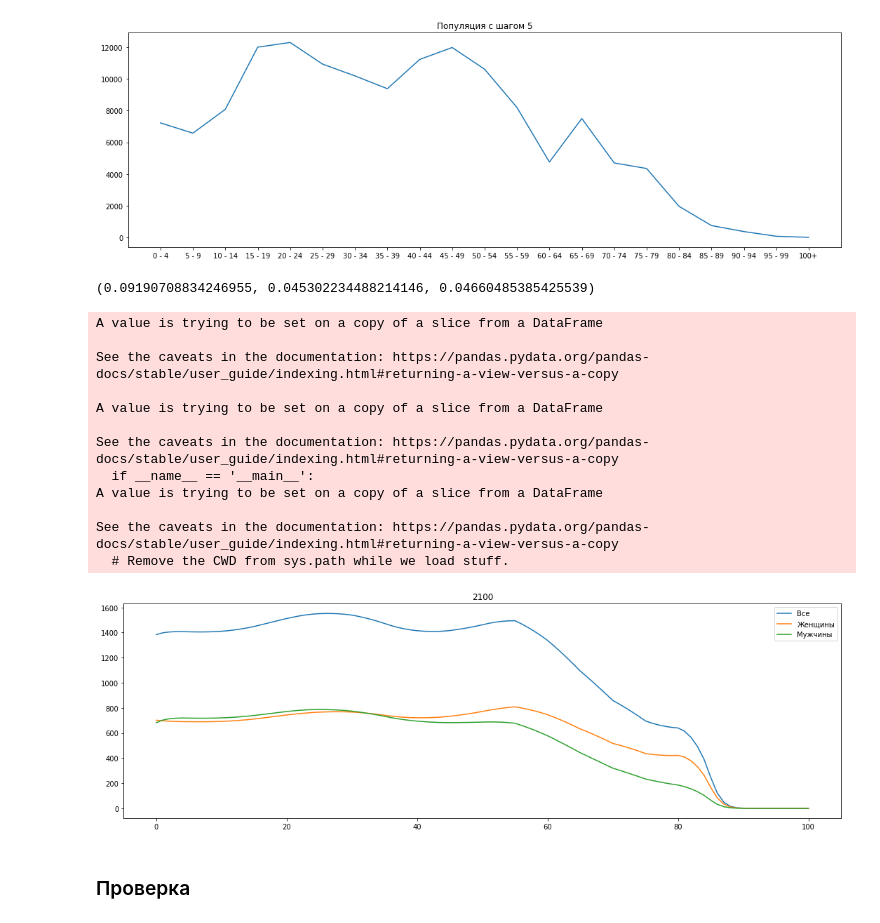
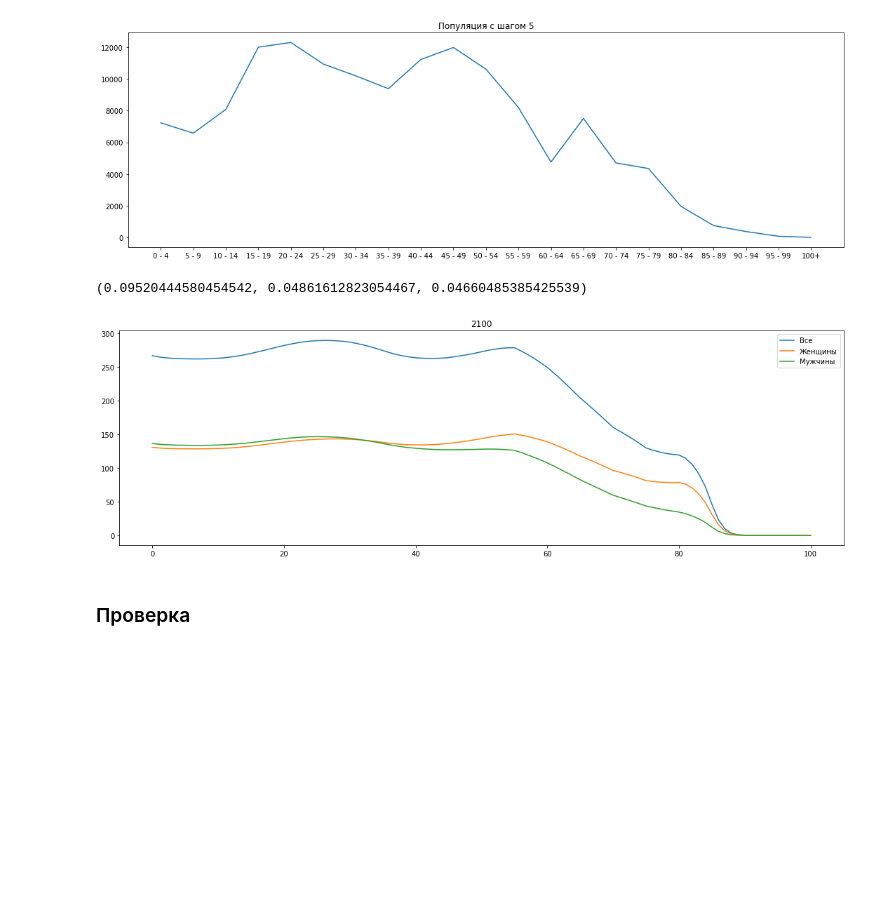
Before and after one commit to yupest/Discretal-mathematical-models, a Jupyter notebook: HW 1/Demography.ipynb, the cells around one changed output. Drawn from its saved outputs; the diff is of its cells as text; code cells hidden in the pictures; blank space fills up the shorter version.

```diff
--- a/HW 1/Demography.ipynb
+++ b/HW 1/Demography.ipynb
@@ -134,7 +128,8 @@ def get_survive(df):
         list_first = survive[d].to_list()
         list_first.pop()
         list_first.insert(0, survive[survive.columns[r+1]][0])
-        survive[str(d) + '-' + str(survive.columns[r+1])] = np.array(survive[survive.columns[r+1]].to_list()) / list_first
+#         print(np.array(survive[survive.columns[r+1]]), np.array(list_first))
+        survive[str(d) + '-' + str(survive.columns[r+1])] = survive[survive.columns[r+1]] / np.array(list_first)
     survive.fillna(0, inplace=True)
     survive.replace(np.inf, 0, inplace = True)
     return survive
@@ -229,9 +224,9 @@ def get_next_year(year, next_year):
 
     survive_df[next_year], female_survive[next_year], male_survive[next_year] = 0, 0, 0
 
-    survive_df[next_year][1:] = np.array(survive_df[year][:-1]) * np.array(survive_df['avg_survival'][1:])
-    female_survive[next_year][1:] = np.array(female_survive[year][:-1]) * np.array(female_survive['avg_survival'][1:])
-    male_survive[next_year][1:] = np.array(male_survive[year][:-1]) * np.array(male_survive['avg_survival'][1:])
+    survive_df.loc[1:, next_year] = np.array(survive_df[year][:-1]) * np.array(survive_df['avg_survival'][1:])
+    female_survive.loc[1:, next_year] = np.array(female_survive[year][:-1]) * np.array(female_survive['avg_survival'][1:])
+    male_survive.loc[1:, next_year] = np.array(male_survive[year][:-1]) * np.array(male_survive['avg_survival'][1:])
 
     female_survive[next_year][0] = sum(female_survive[next_year][4:8])*FF.mean()
     survive_df[next_year][0] = sum(female_survive[next_year][4:8])*F.mean()
@@ -302,13 +285,13 @@ def get_survive_year(survive):
         list_first = survive[d].to_list()
         list_first.pop()
         list_first.insert(0, survive[survive.columns[r+1]][0])
-        survive[str(d) + '-' + str(survive.columns[r+1])] = np.array(survive[survive.columns[r+1]].to_list()) / list_first
+        survive[str(d) + '-' + str(survive.columns[r+1])] = survive[survive.columns[r+1]] / list_first
     survive.fillna(0, inplace=True)
     survive.replace(np.inf, 0, inplace = True)
 
 def fill_children(df):
     for y in range(1950, 2005, 5):
-        FF = (female_df_year[y][0]/sum(female_df_year[y][20:40]) + female_df_year[y+5][0]/sum(female_df_year[y+5][20:40]))/2
+        FF = (df[y][0]/sum(df[y][20:40]) + df[y+5][0]/sum(df[y+5][20:40]))/2
 
         for x in range(1,5):
             df[y+x][0] = sum(df[y+x][20:40])*FF
@@ -383,7 +366,7 @@ FF = np.array(female_df_new.loc[0,][:56])/ np.array(female_df_new.loc[20:40,].su
 
 F.mean(),  FM.mean(), FF.mean()
 # %% [output]
-(0.09190708834246955, 0.045302234488214146, 0.04660485385425539)
+(0.09520444580454542, 0.04861612823054467, 0.04660485385425539)
 # %%
 import time
 def get_next_year(year, next_year):
@@ -392,53 +375,41 @@ def get_next_year(year, next_year):
 
     survive_df_new[next_year], female_df_new[next_year], male_df_new[next_year] = 0, 0, 0
 
-    survive_df_new[next_year][1:] = np.array(survive_df_new[year][:-1]) * np.array(survive_df_new['avg_survival'][1:])
-    female_df_new[next_year][1:] = np.array(female_df_new[year][:-1]) * np.array(female_df_new['avg_survival'][1:])
-    male_df_new[next_year][1:] = np.array(male_df_new[year][:-1]) * np.array(male_df_new['avg_survival'][1:])
+    survive_df_new.loc[1:, next_year] = np.array(survive_df_new[year][:-1]) * np.array(survive_df_new['avg_survival'][1:])
+    female_df_new.loc[1:, next_year] = np.array(female_df_new[year][:-1]) * np.array(female_df_new['avg_survival'][1:])
+    male_df_new.loc[1:, next_year]= np.array(male_df_new[year][:-1]) * np.array(male_df_new['avg_survival'][1:])
 
-    female_df_new[next_year][0] = sum(female_df_new[next_year][20:40])*FF.mean()
-    survive_df_new[next_year][0] = sum(female_df_new[next_year][20:40])*F.mean()
-    male_df_new[next_year][0] = sum(female_df_new[next_year][20:40])*FM.mean()
+    female_df_new.loc[0, next_year] = sum(female_df_new[next_year][20:40])*FF.mean()
+    survive_df_new.loc[0, next_year] = sum(female_df_new[next_year][20:40])*F.mean()
+    male_df_new.loc[0, next_year] = sum(female_df_new[next_year][20:40])*FM.mean()
 
     plt.figure(figsize = (15, 5))
     plt.subplot(1,1,1)
     plt.title(str(next_year))
     plt.plot(survive_df_new.index, survive_df_new[next_year])
     plt.plot(female_df_new.index, female_df_new[next_year])
     plt.plot(male_df_new.index, male_df_new[next_year])
     plt.legend(['Все', "Женщины", "Мужчины"])
     plt.tight_layout()
     plt.show()
 
     time.sleep(1)
 
     if next_year!=2100:
         get_next_year(next_year, next_year+1)
 
     return
 
 survive_df_new['avg_survival'] = survive_df_new[survive_df_new.columns[56:]].mean(axis=1)
 female_df_new['avg_survival'] = female_df_new[female_df_new.columns[56:]].mean(axis=1)
 male_df_new['avg_survival'] = male_df_new[male_df_new.columns[56:]].mean(axis=1)
 
 year = survive_df_new.columns[55]
 next_year = year+1
 
 get_next_year(year, next_year)
 # %% [output]
-A value is trying to be set on a copy of a slice from a DataFrame
-
-See the caveats in the documentation: https://pandas.pydata.org/pandas-docs/stable/user_guide/indexing.html#returning-a-view-versus-a-copy
-
-A value is trying to be set on a copy of a slice from a DataFrame
-
-See the caveats in the documentation: https://pandas.pydata.org/pandas-docs/stable/user_guide/indexing.html#returning-a-view-versus-a-copy
-  if __name__ == '__main__':
-A value is trying to be set on a copy of a slice from a DataFrame
-
-See the caveats in the documentation: https://pandas.pydata.org/pandas-docs/stable/user_guide/indexing.html#returning-a-view-versus-a-copy
-  # Remove the CWD from sys.path while we load stuff.
-[figure, old version]
+[figure, new version]
 # %% [markdown]
 ### Проверка
 # %%
```
Also changed, not shown: parts of 7 cells of this notebook.
